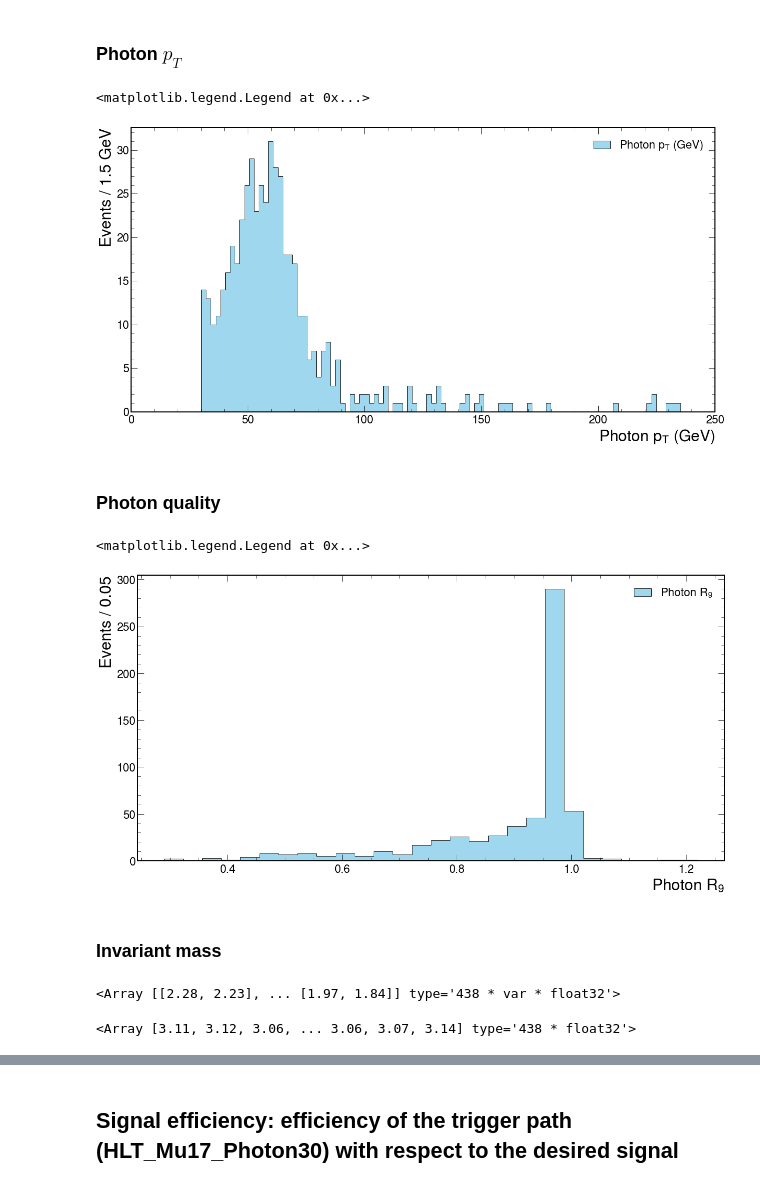
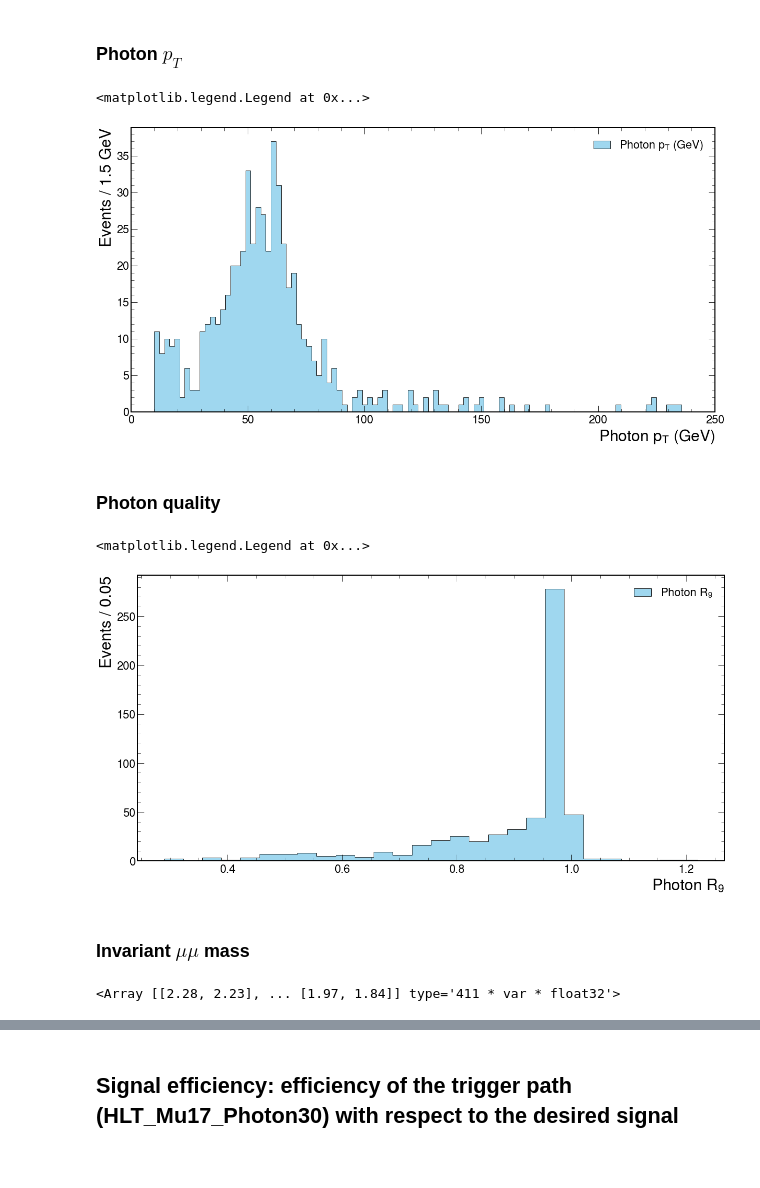
Before and after one commit to javivilladamigo/ResearchActivities, a Jupyter notebook: coffeaAnalysis.ipynb, the cells around one changed output, grey strips where cells are left out. Saved outputs shown, nothing was run; the diff lists cells and outputs as text; code cells hidden in the pictures.

Commit message:
added Higgs invariant mass

```diff
--- a/coffeaAnalysis.ipynb
+++ b/coffeaAnalysis.ipynb
@@ -58,7 +58,7 @@ photon_pt_cut = 30
 '''
 # muon filters
 muon_filters = (events.Muon.pt > muon_pt_cut) & (abs(events.Muon.eta) < muon_eta_cut)
-muon_filters = muon_filters & (events.Muon.pt < 10000) # somehow there is an event with a 10400 GeV pT muon
+muon_filters = photon_filters & (events.Muon.pt < 10000) # somehow there is an event with a 10400 GeV pT muon
 
 # photon filters
 photon_filters = (events.Photon.pt > photon_pt_cut)
@@ -81,10 +81,14 @@ muon_opposite_charges = ak.sum(events.Muon.charge, axis = -1) == 0
 muon_filters = atLeast_one_muon_with_17GeV & atLeast_one_muon_with_4GeV & muon_opposite_charges
 
 
+# photon filters
+atLeast_one_photon_with_30GeV = ak.any(events.Photon.pt > photon_pt_cut, axis = -1)
+
+photon_filters = atLeast_one_photon_with_30GeV
 
 
 # selected events
-event_filters = muon_filters # & photon_filters
+event_filters = muon_filters & photon_filters
 selected_events = events[event_filters]
 
 print("The events that satisfy all the requirements are the %.1f%%" % (len(selected_events) / len(events.Muon) * 100))
@@ -94,7 +98,7 @@ The events that satisfy all the requirements are the 84.1%
 # apply the filters
 
 selected_muons = events.Muon[muon_filters]
-#selected_photons = events.Photon[photon_filters]
+selected_photons = events.Photon[photon_filters]
 # %%
 # info on the cuts efficiency
 
@@ -159,35 +163,35 @@ ax.set_xlim(min, max)
 ax.legend()
 # %% [output]
 <matplotlib.legend.Legend at 0x...>
-[figure, old version]
+[figure, new version]
 # %% [markdown]
 ### Photon quality
 # %%
-obs = ak.flatten(events.Photon.r9, axis = None)
+obs = ak.flatten(selected_photons.r9, axis = None)
 
 min = 0
 max = 1.4
 width = 0.05
 
 nbins = int(round((max - min) / width))
 
 fig, ax = plt.subplots(figsize=(20, 10))
 ax.hist(
     obs,
     bins = nbins,
     histtype = "stepfilled",
     color = "skyblue",
     alpha = 0.8,
     edgecolor = "black",
     label = r"Photon $R_{9}$"
 )
 
 ax.set_xlabel("Photon $R_{9}$", fontsize = 30)
 ax.set_ylabel("Events / %.2f" % width, fontsize = 30)
 #ax.set_xlim(min, max)
 ax.legend()
 # %% [output]
 <matplotlib.legend.Legend at 0x...>
-[figure, old version]
+[figure, new version]
 # %% [markdown]
-### Invariant mass
+### Invariant $\mu\mu$ mass
@@ -197,5 +199,5 @@ muon_theta = 2 * np.tan(np.exp(-selected_events.Muon.eta))
 muon_theta = 2 * np.arctan(np.exp(selected_events.Muon.eta))
 muon_theta
 # %% [output]
-<Array [[2.28, 2.23], ... [1.97, 1.84]] type='438 * var * float32'>
+<Array [[2.28, 2.23], ... [1.97, 1.84]] type='411 * var * float32'>
 # %%
@@ -214,8 +222,4 @@ mumu_e = ak.sum(muon_e, axis = -1)
 mumu_m = (mumu_e ** 2 - mumu_Px ** 2 - mumu_Py ** 2 - mumu_Pz ** 2) ** 0.5
-# %%
-mumu_m
-# %% [output]
-<Array [3.11, 3.12, 3.06, ... 3.06, 3.07, 3.14] type='438 * float32'>
 # %%
 obs = ak.flatten(mumu_m, axis = None)
 
```
Also changed, not shown: parts of 12 cells of this notebook.
